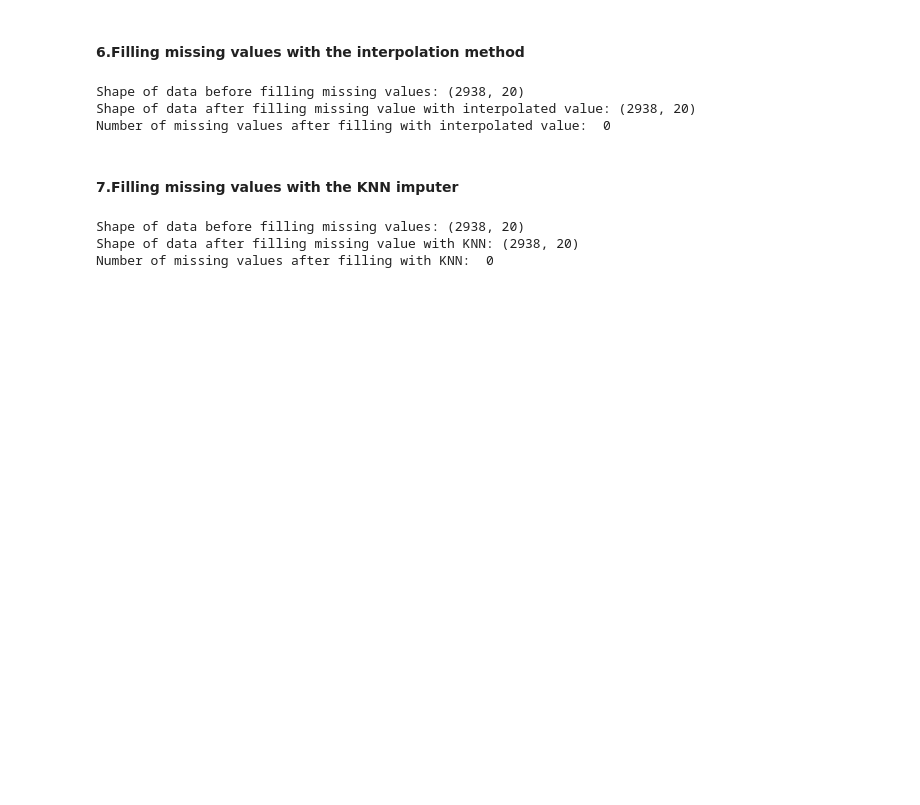
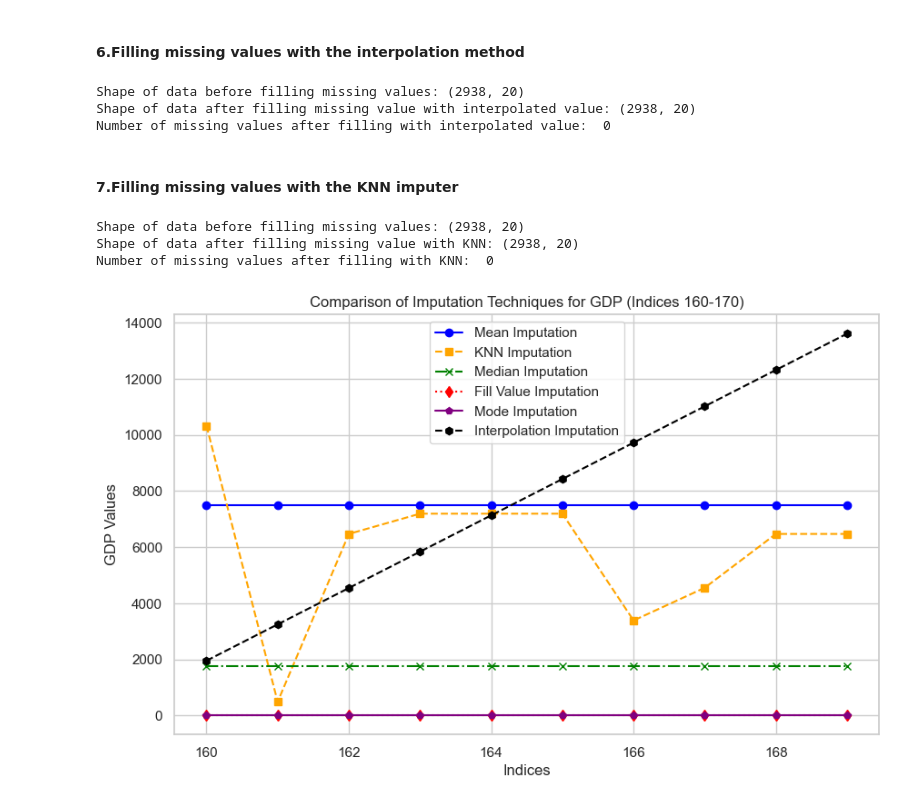
Before and after one commit to cruvss/Data-Preprocessing-For-Machine-Learning, a Jupyter notebook: 3.Data_Cleaning/dclean.ipynb, the cells around one changed output. Saved outputs shown, nothing was run; the diff lists cells and outputs as text; code cells hidden in the pictures; blank space fills up the shorter version.

Commit message:
Add plot to compare updated missing value by different methods

```diff
--- a/3.Data_Cleaning/dclean.ipynb
+++ b/3.Data_Cleaning/dclean.ipynb
@@ -301,3 +301,34 @@ print("Number of missing values after filling with KNN: ",Data_numeric_knn.isna(
 Shape of data before filling missing values: (2938, 20)
 Shape of data after filling missing value with KNN: (2938, 20)
 Number of missing values after filling with KNN:  0
+# %%
+import matplotlib.pyplot as plt
+
+# Data slices
+x_indices = Data_numeric.index[160:170]
+y_mean = Data_numeric_mean['GDP'].iloc[160:170]
+y_median = data_numeric_median['GDP'].iloc[160:170]
+y_mode = Data_numeric_mode['GDP'].iloc[160:170]
+y_knn = Data_numeric_knn['GDP'].iloc[160:170]
+y_fill_value = Data_numeric_fill_value['GDP'].iloc[160:170]
+y_interpolate = Data_numeric_interpolate['GDP'].iloc[160:170]
+
+
+# Plot
+plt.figure(figsize=(10, 6))
+plt.plot(x_indices, y_mean, marker='o', linestyle='-', color='blue', label='Mean Imputation')
+plt.plot(x_indices, y_knn, marker='s', linestyle='--', color='orange', label='KNN Imputation')
+plt.plot(x_indices, y_median, marker='x', linestyle='-.', color='green', label='Median Imputation')
+plt.plot(x_indices, y_fill_value, marker='d', linestyle=':', color='red', label='Fill Value Imputation')
+plt.plot(x_indices, y_mode, marker='p', linestyle='-', color='purple', label='Mode Imputation')
+plt.plot(x_indices, y_interpolate, marker='h', linestyle='--', color='black', label='Interpolation Imputation')
+
+# Labels and title
+plt.title("Comparison of Imputation Techniques for GDP (Indices 160-170)")
+plt.xlabel("Indices")
+plt.ylabel("GDP Values")
+plt.legend()
+plt.grid(True)
+plt.show()
+# %% [output]
+[figure, added]
```
